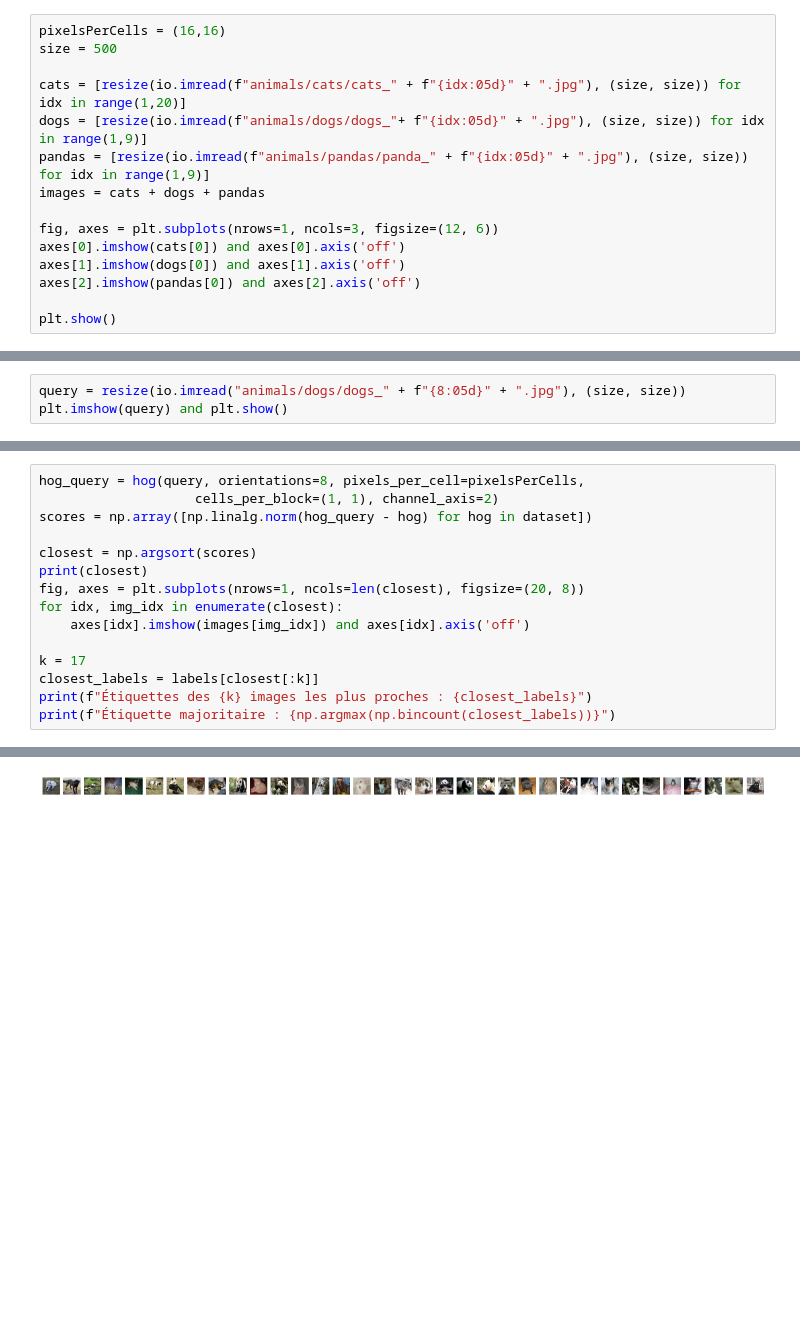
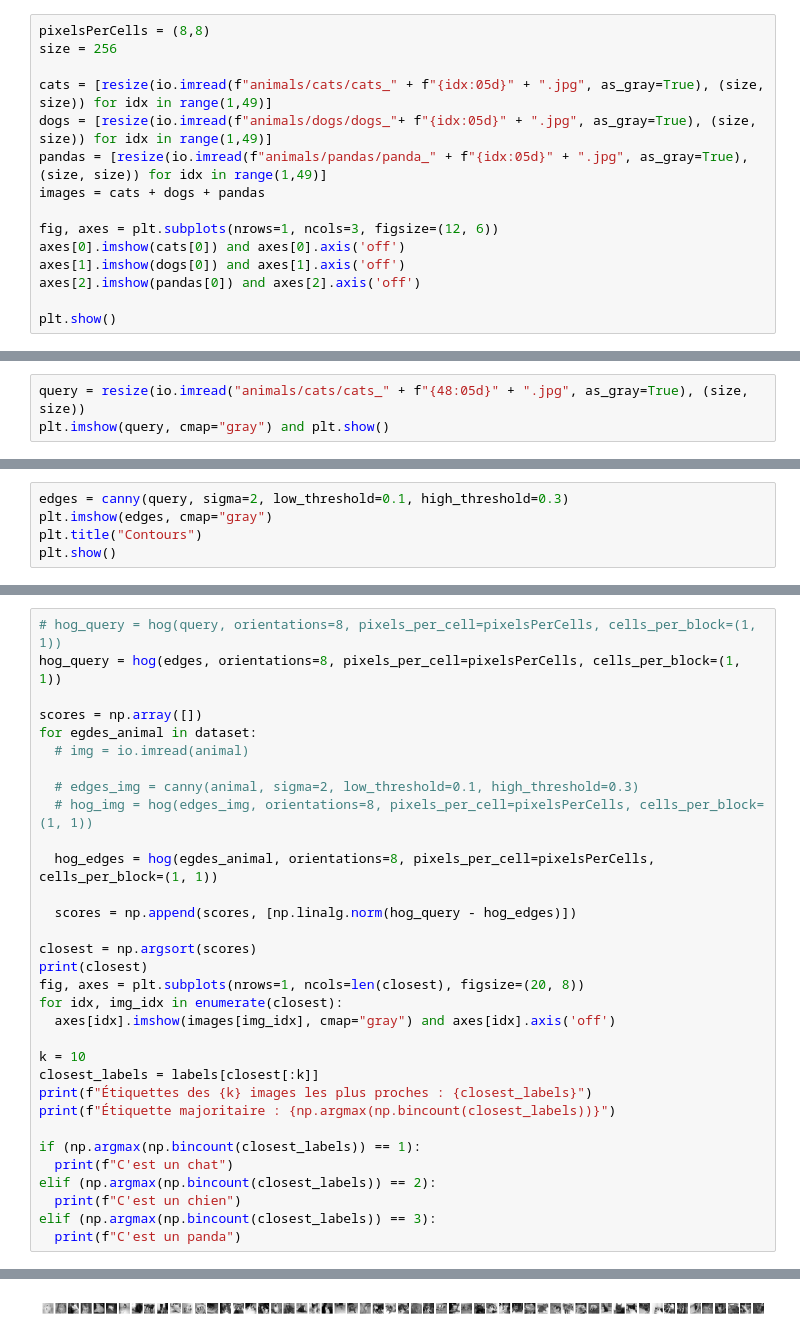
Before and after one commit to AxelleHumbert/MoteurRecherche, a Jupyter notebook: noctisScript.ipynb, the cells around one changed output, grey strips where cells are left out. Saved outputs shown, nothing was run; the diff lists cells and outputs as text; blank space fills up the shorter version.

```diff
--- a/noctisScript.ipynb
+++ b/noctisScript.ipynb
@@ -15,12 +16,12 @@ from scipy.signal import correlate2d
 from skimage import io
 from skimage.transform import resize
 # %%
-pixelsPerCells = (16,16)
-size = 500
+pixelsPerCells = (8,8)
+size = 256
 
-cats = [resize(io.imread(f"animals/cats/cats_" + f"{idx:05d}" + ".jpg"), (size, size)) for idx in range(1,20)]
-dogs = [resize(io.imread(f"animals/dogs/dogs_"+ f"{idx:05d}" + ".jpg"), (size, size)) for idx in range(1,9)]
-pandas = [resize(io.imread(f"animals/pandas/panda_" + f"{idx:05d}" + ".jpg"), (size, size)) for idx in range(1,9)]
+cats = [resize(io.imread(f"animals/cats/cats_" + f"{idx:05d}" + ".jpg", as_gray=True), (size, size)) for idx in range(1,49)]
+dogs = [resize(io.imread(f"animals/dogs/dogs_"+ f"{idx:05d}" + ".jpg", as_gray=True), (size, size)) for idx in range(1,49)]
+pandas = [resize(io.imread(f"animals/pandas/panda_" + f"{idx:05d}" + ".jpg", as_gray=True), (size, size)) for idx in range(1,49)]
 images = cats + dogs + pandas
 
 fig, axes = plt.subplots(nrows=1, ncols=3, figsize=(12, 6))
@@ -53,4 +65,4 @@ print(labels.shape)
 # %%
-query = resize(io.imread("animals/dogs/dogs_" + f"{8:05d}" + ".jpg"), (size, size))
-plt.imshow(query) and plt.show()
+query = resize(io.imread("animals/cats/cats_" + f"{48:05d}" + ".jpg", as_gray=True), (size, size))
+plt.imshow(query, cmap="gray") and plt.show()
 # %% [output]
@@ -57,0 +70,5 @@ plt.imshow(query) and plt.show()
+# %%
+edges = canny(query, sigma=2, low_threshold=0.1, high_threshold=0.3)
+plt.imshow(edges, cmap="gray")
+plt.title("Contours")
+plt.show()
@@ -58,16 +77,33 @@ plt.imshow(query) and plt.show()
 # %%
-hog_query = hog(query, orientations=8, pixels_per_cell=pixelsPerCells,
-                    cells_per_block=(1, 1), channel_axis=2)
-scores = np.array([np.linalg.norm(hog_query - hog) for hog in dataset])
+# hog_query = hog(query, orientations=8, pixels_per_cell=pixelsPerCells, cells_per_block=(1, 1))
+hog_query = hog(edges, orientations=8, pixels_per_cell=pixelsPerCells, cells_per_block=(1, 1))
+
+scores = np.array([])
+for egdes_animal in dataset:
+  # img = io.imread(animal)
+
+  # edges_img = canny(animal, sigma=2, low_threshold=0.1, high_threshold=0.3)
+  # hog_img = hog(edges_img, orientations=8, pixels_per_cell=pixelsPerCells, cells_per_block=(1, 1))
+
+  hog_edges = hog(egdes_animal, orientations=8, pixels_per_cell=pixelsPerCells, cells_per_block=(1, 1))
+
+  scores = np.append(scores, [np.linalg.norm(hog_query - hog_edges)])
 
 closest = np.argsort(scores)
 print(closest)
 fig, axes = plt.subplots(nrows=1, ncols=len(closest), figsize=(20, 8))
 for idx, img_idx in enumerate(closest):
-    axes[idx].imshow(images[img_idx]) and axes[idx].axis('off')
+  axes[idx].imshow(images[img_idx], cmap="gray") and axes[idx].axis('off')
 
-k = 17
+k = 10
 closest_labels = labels[closest[:k]]
 print(f"Étiquettes des {k} images les plus proches : {closest_labels}")
 print(f"Étiquette majoritaire : {np.argmax(np.bincount(closest_labels))}")
+
+if (np.argmax(np.bincount(closest_labels)) == 1):
+  print(f"C'est un chat")
+elif (np.argmax(np.bincount(closest_labels)) == 2):
+  print(f"C'est un chien")
+elif (np.argmax(np.bincount(closest_labels)) == 3):
+  print(f"C'est un panda")
 # %% [output]
@@ -78,2 +116,2 @@ print(f"Étiquette majoritaire : {np.argmax(np.bincount(closest_labels))}")
-[figure, old version]
+[figure, new version]
 # %%
```
Also changed, not shown: parts of 14 cells of this notebook, 1 other file.
